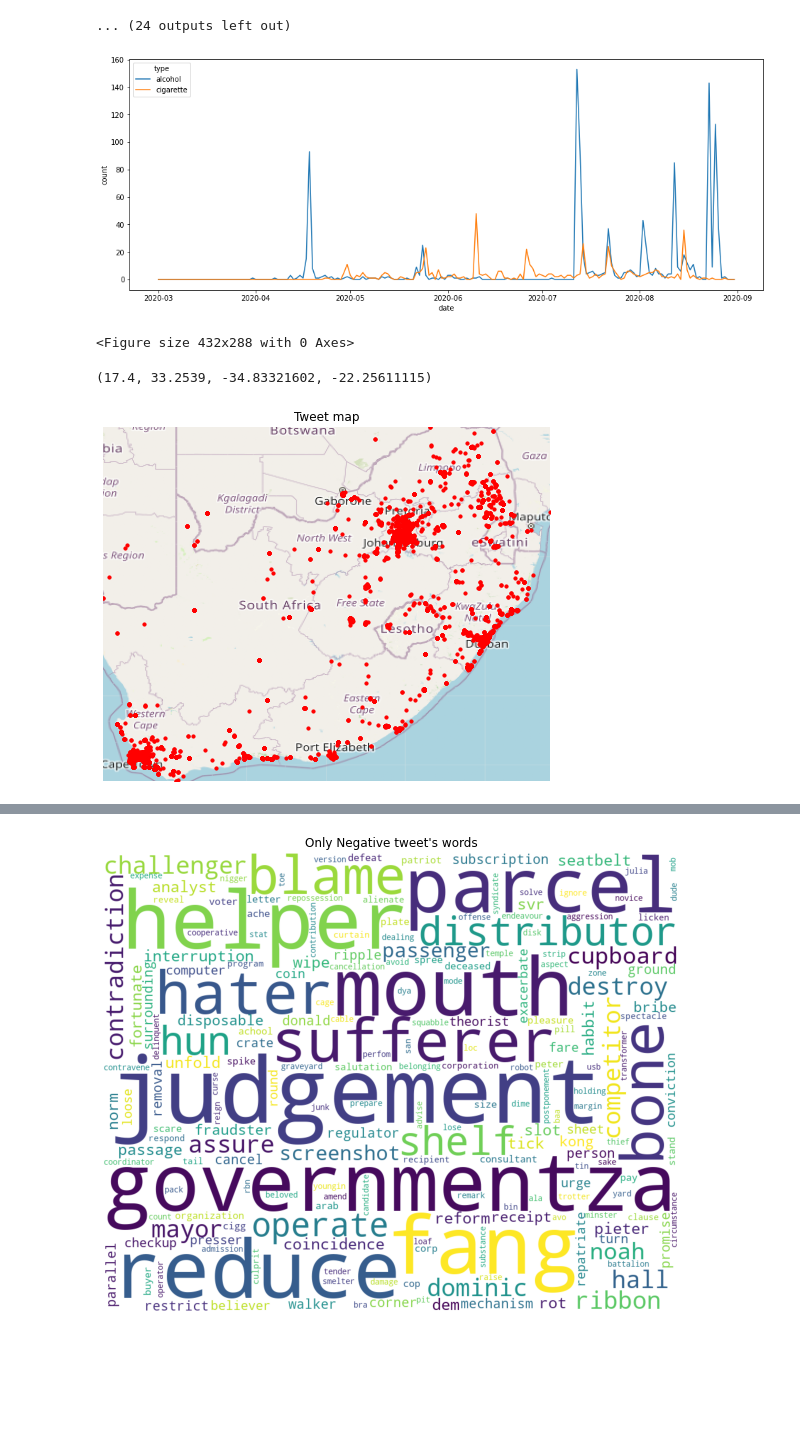
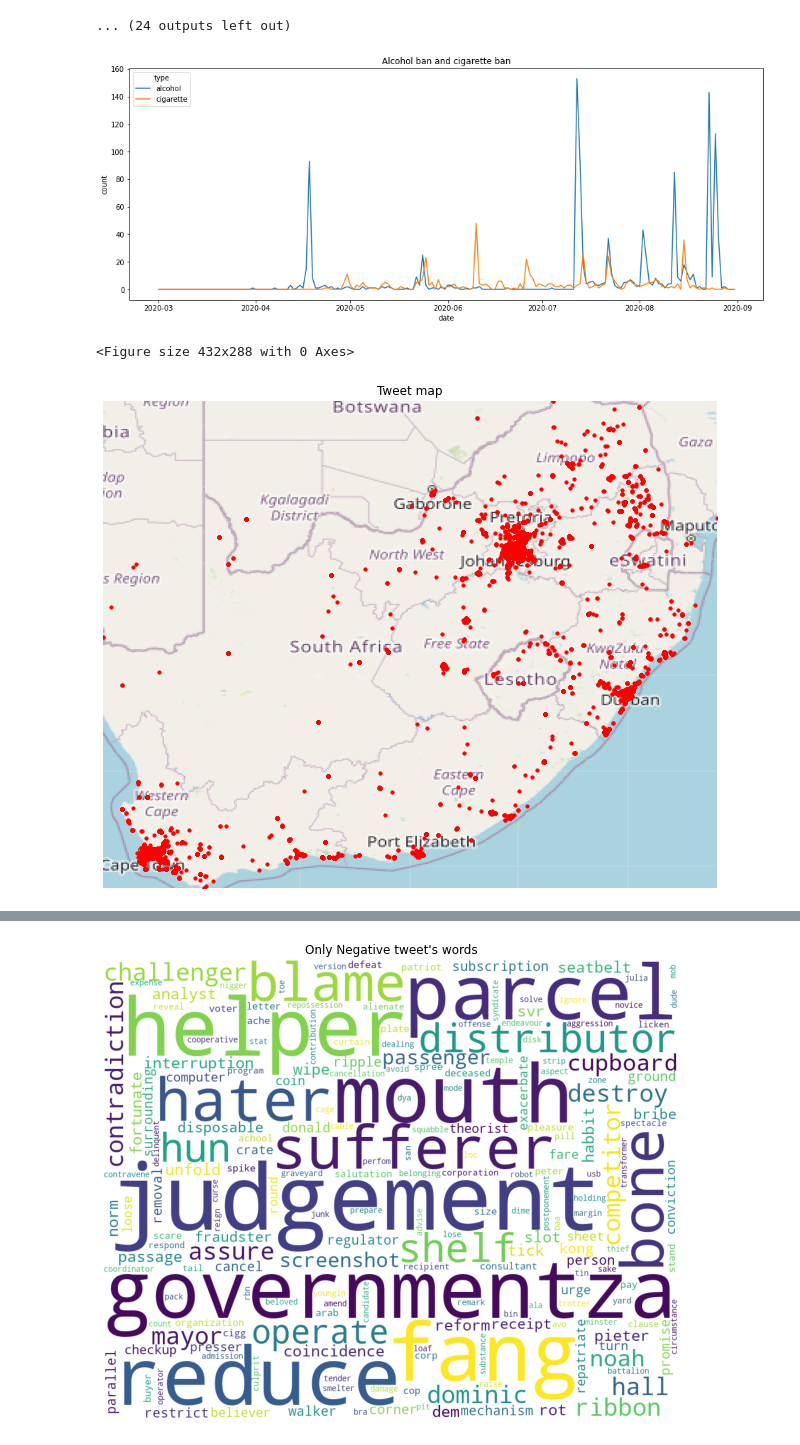
Before and after one commit to tomashege/research_project, a Jupyter notebook: Tomas/notebooks/tweet_analysis.ipynb, the cells around one changed output, grey strips where cells are left out. Drawn from its saved outputs; the diff is of its cells as text; code cells hidden in the pictures; blank space fills up the shorter version.

```diff
--- a/Tomas/notebooks/tweet_analysis.ipynb
+++ b/Tomas/notebooks/tweet_analysis.ipynb
@@ -219,0 +189,22 @@ See the caveats in the documentation: https://pandas.pydata.org/pandas-docs/stab
+# %%
+# https://stackoverflow.com/a/1060330
+def daterange(start_date, end_date):
+    for n in range(int((end_date - start_date).days)):
+        yield start_date + datetime.timedelta(n)
+
+def build_dt(df):
+    start_date = datetime.date(2020, 3, 1)
+    end_date = datetime.date(2020, 9, 1)
+
+    for date in daterange(start_date, end_date):
+        yield date, sum(df['date'] == date.strftime("%Y-%m-%d"))
+def build_dt1(df, ocol):
+    start_date = datetime.date(2020, 3, 1)
+    end_date = datetime.date(2020, 9, 1)
+
+    for date in daterange(start_date, end_date):
+        try:
+            yield date, sum(df.loc[df['date'] == date.strftime("%Y-%m-%d"), ocol]) / sum(df['date'] == date.strftime("%Y-%m-%d"))
+        except:
+            yield date, 0
+# sns.lineplot(data=pd.DataFrame(build_dt(tweets), columns=['date', 'count']), x='date', y='count')
@@ -466,12 +529,12 @@ ab['type'] = 'alcohol'
 combined = ab.append(cb)
 # combined.loc[combined['type'] == 'cigarette', 'count'] *= -1
 plt.figure(figsize=(16, 6))
-sns.lineplot(data=combined, x='date', y='count', hue='type')
+sns.lineplot(data=combined, x='date', y='count', hue='type').set_title("Alcohol ban and cigarette ban")
 plt.savefig("/Users/tomashegewisch/research_project/Tomas/charts/hastag_sentiment_overlay/tweet_frequency_cb_ab.png")
 plt.show()
 plt.clf()
 # %% [output]
-[figure, old version]
+[figure, new version]
 <Figure size 432x288 with 0 Axes>
 # %%
 # # plot the timeline frequency for popular hastags for the 6 months.
@@ -515,33 +578,32 @@ plt.clf()
 # %%
 #Show the collected tweets on a map
 places = []
 for i in tweets['place']:
     try:
         places.append(i['coordinates'])
     except:
         continue
 
 ruh_m = plt.imread('/Users/tomashegewisch/research_project/Tomas/data/map.png')
 map_points = pd.DataFrame(places)
 map_points.columns = ['latitude', 'longitude']
 
 #Latitude: -28.4793 Longitude: 24.6727.
 
-fig, ax = plt.subplots(figsize = (8,7))
+fig, ax = plt.subplots(figsize = (11,10))
 ax.scatter(map_points.longitude, map_points.latitude, zorder=1, alpha= 1, c='red', s=10)
 
 BBox = ((map_points.longitude.min(),   map_points.longitude.max(),
          map_points.latitude.min(), map_points.latitude.max()))
-print(BBox)
+#print(BBox)
 ax.set_title('Tweet map')
 ax.set_xlim(BBox[0],BBox[1])
 ax.set_ylim(BBox[2],BBox[3])
 ax.axis("off")
 ax.imshow(ruh_m, zorder=0, extent = BBox, aspect= 'equal')
 plt.savefig("/Users/tomashegewisch/research_project/Tomas/charts/tweet_Map.png")
 # %% [output]
-(17.4, 33.2539, -34.83321602, -22.25611115)
-[figure, old version]
+[figure, new version]
 # %%
 #word Cloud all words... no hash tags .. no mentions
 from wordcloud import WordCloud, STOPWORDS
```
Also changed, not shown: parts of 11 cells of this notebook, 25 other files.
